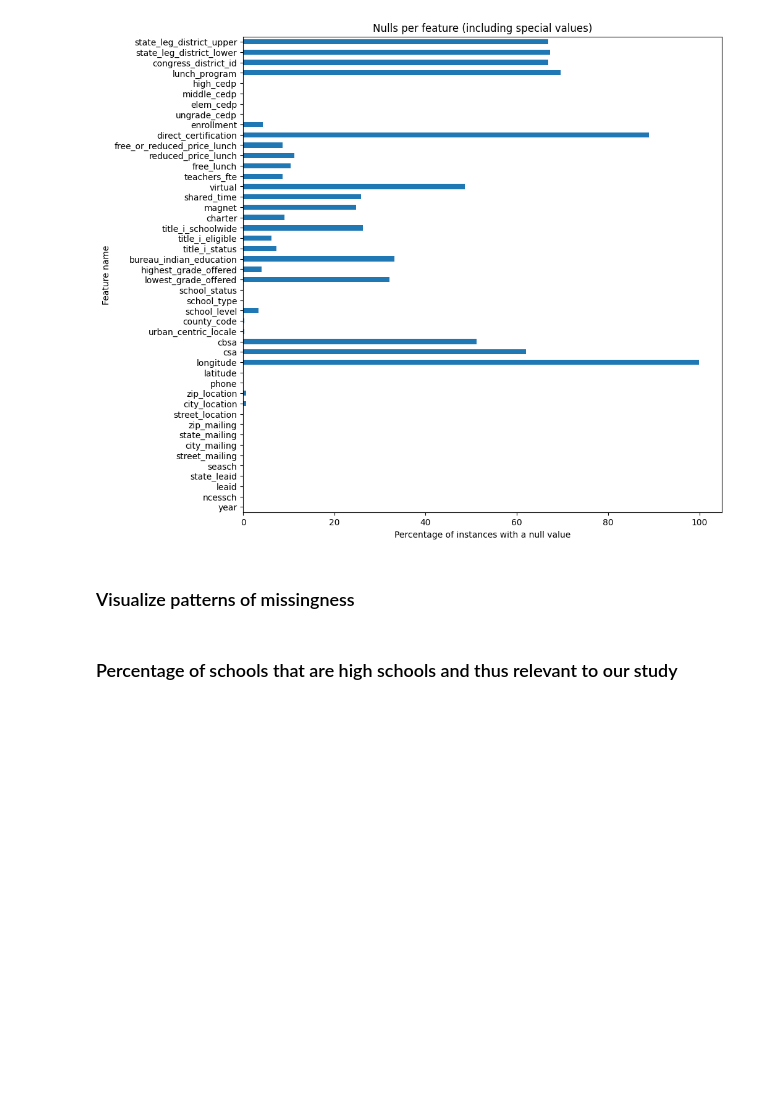
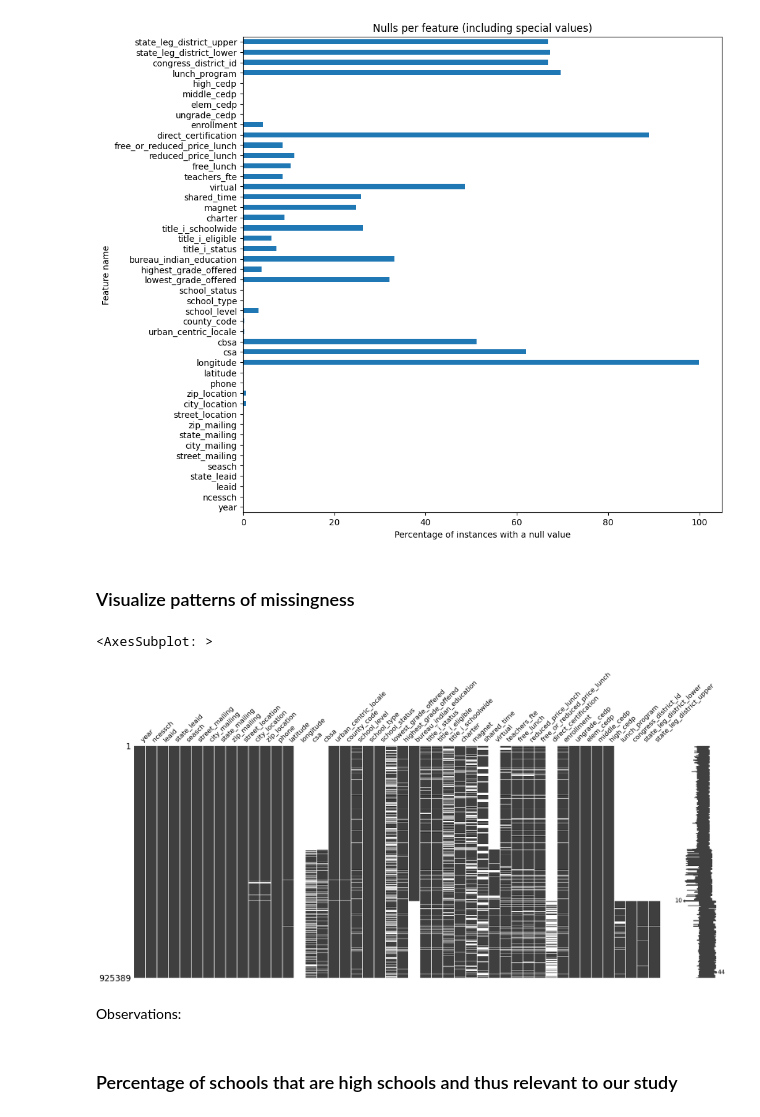
Before and after one commit to georgetown-analytics/student-outcomes, a Jupyter notebook: notebooks/EDA_school_directory.ipynb, the cells around one changed output. Drawn from its saved outputs; the diff is of its cells as text; code cells hidden in the pictures; blank space fills up the shorter version.

```diff
--- a/notebooks/EDA_school_directory.ipynb
+++ b/notebooks/EDA_school_directory.ipynb
@@ -240,6 +240,12 @@ Text(0.5, 0, 'Percentage of instances with a null value')
 ### Visualize patterns of missingness
 # %%
 import missingno
+missingno.matrix(our_years)
+# %% [output]
+<AxesSubplot: >
+[figure, added]
+# %% [markdown]
+Observations:
 # %% [markdown]
 ### Percentage of schools that are high schools and thus relevant to our study
 # %%
```
Also changed, not shown: parts of 3 cells of this notebook.
